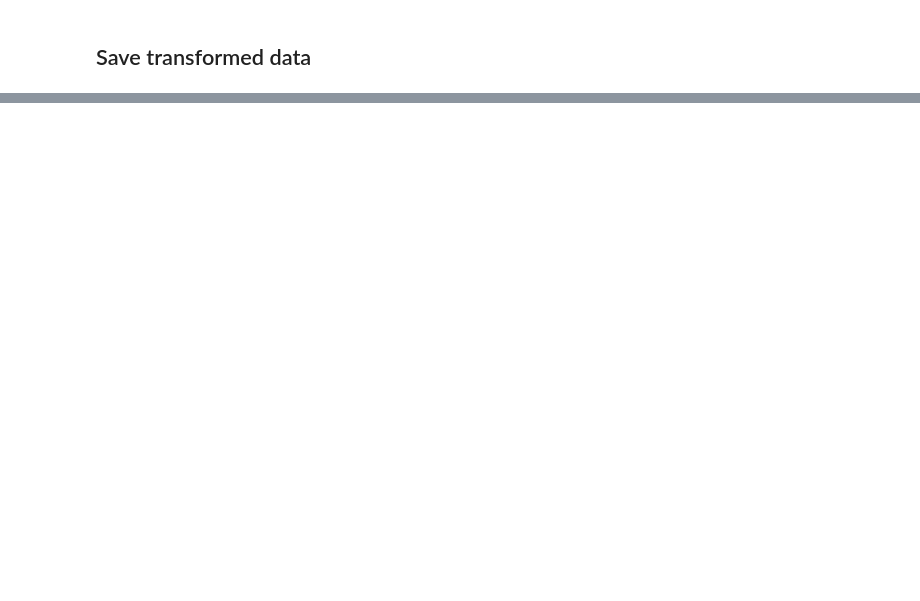
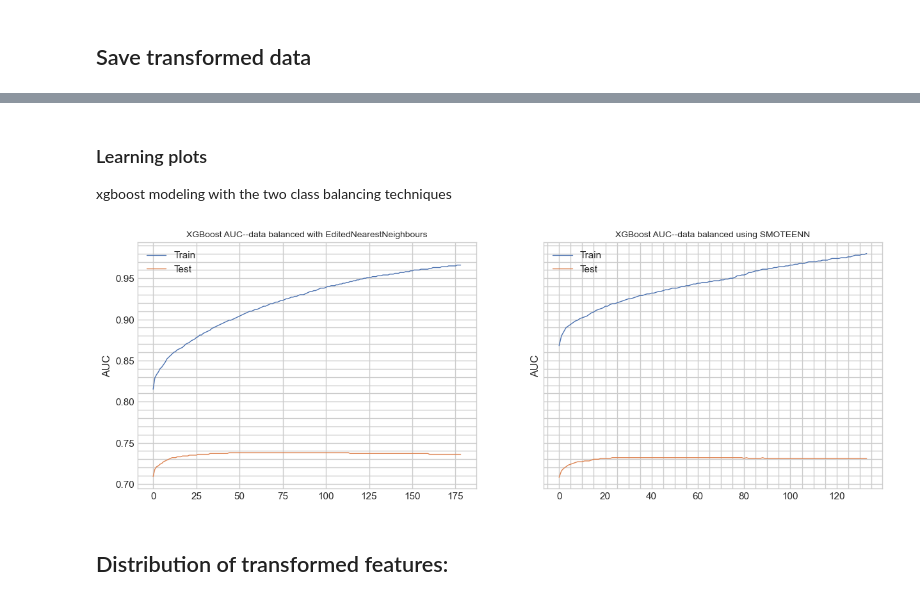
Before and after one commit to harnalashok/CatEncodersFamily, a Jupyter notebook: avazu.ipynb, the cells around one changed output, grey strips where cells are left out. Saved outputs shown, nothing was run; the diff lists cells and outputs as text; code cells hidden in the pictures; blank space fills up the shorter version.

```diff
--- a/avazu.ipynb
+++ b/avazu.ipynb
@@ -1621,0 +1386,23 @@ _=sns.scatterplot(data = X, x = "x1", y = "x3", hue = y)
+# %%
+# 19.0 Modeling with smoteenn data
+
+model_sm = xgb.XGBClassifier( n_estimators= 500,
+                               verbosity = 3,
+                               eta = 0.06,
+                               max_depth = 15,
+                               subsample = 0.8,
+                               random_state = rng,
+                           )
+
+
+tr_X =   X_res
+test_X = pca_test
+ytrain = y_res
+ytest =  y_test
+
+
+model_sm.fit(tr_X, ytrain.values,
+                early_stopping_rounds = 100,
+                eval_set=[(tr_X, ytrain.values), (test_X, ytest.values)],
+                eval_metric = ['auc']
+                )
@@ -1621,0 +1461,28 @@ _=sns.scatterplot(data = X, x = "x1", y = "x3", hue = y)
+# %% [markdown]
+### Learning plots
+xgboost modeling with the two class balancing techniques
+# %%
+# 19.3 Learning curves: xgboost modeling"
+
+plt.style.use('seaborn-v0_8-whitegrid')
+# Ref: https://stackoverflow.com/a/60366515
+fig, ax = plt.subplots(1,2, figsize = (15,5), sharey = True);
+results = [model_en.evals_result(),model_sm.evals_result()]
+title = ["XGBoost AUC--data balanced with EditedNearestNeighbours", 'XGBoost AUC--data balanced using SMOTEENN']
+
+for i in range(2):
+    epochs = len(results[i]['validation_0']['auc'])
+    x_axis = range(0,epochs)
+    ax[i].plot(x_axis, np.round(results[i]['validation_0']['auc'],3),linewidth=1, label='Train');
+    ax[i].plot(x_axis, np.round(results[i]['validation_1']['auc'],3), linewidth=1, label='Test');
+    ax[i].legend();
+    ax[i].grid(visible = True, which = 'both');
+    plt.minorticks_on();
+    ax[i].set_ylabel('AUC');
+    ax[i].set_title(title[i], fontsize = 10);
+
+plt.show();
+# %% [output]
+[figure, added]
+# %% [markdown]
+## Distribution of transformed features:
```
Also changed, not shown: parts of 173 cells of this notebook.
